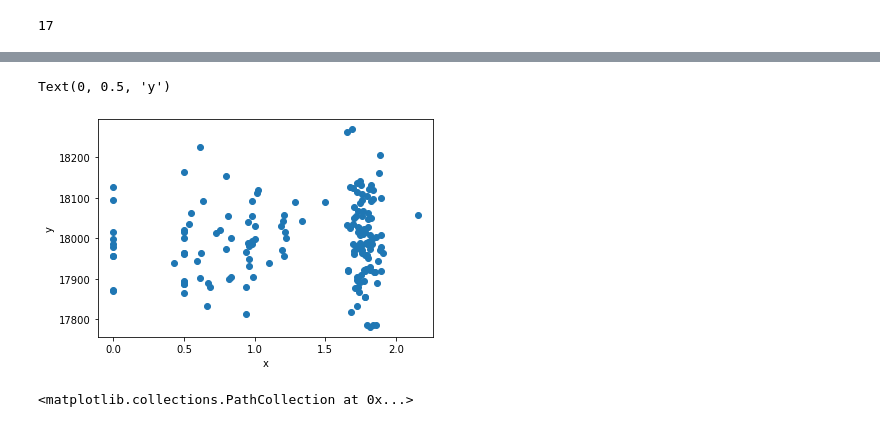
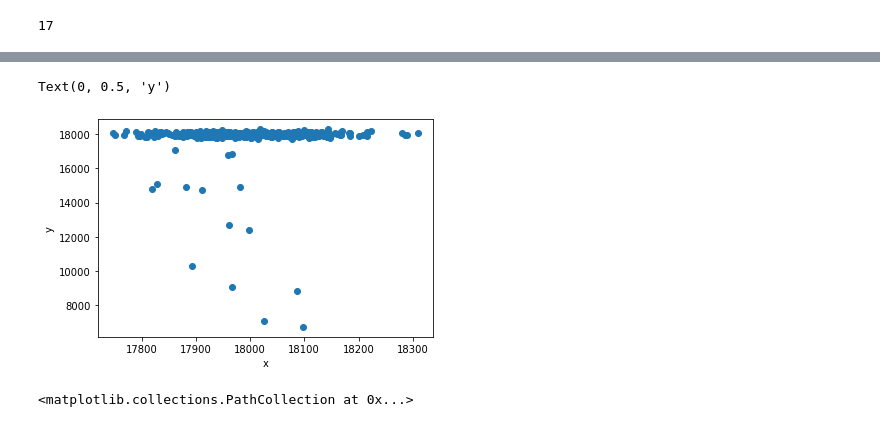
Before and after one commit to julianvanmeggelen/AdaptiveLoadBalancing, a Jupyter notebook: experiments/EpsilonGreedy.ipynb, the cells around one changed output, grey strips where cells are left out. Saved outputs shown, nothing was run; the diff lists cells and outputs as text; code cells hidden in the pictures.

```diff
--- a/experiments/EpsilonGreedy.ipynb
+++ b/experiments/EpsilonGreedy.ipynb
@@ -138,24 +33,24 @@ from sklearn.tree import DecisionTreeRegressor
 from sklearn.neural_network import MLPRegressor
 from sklearn.ensemble import RandomForestRegressor
 
-stopTime = 1*24*60*60
+stopTime = 10*24*60*60
 env = Environment(stopTime=stopTime)
 
 #model = LinearRegression()
 #model = DecisionTreeRegressor()
-model  = MLPRegressor(hidden_layer_sizes=[10], activation='tanh')
-model  =RandomForestRegressor(n_estimators=10)
-eta = lambda t: sigmoid(2-0.05*t)
+#model  = MLPRegressor(hidden_layer_sizes=[10], activation='tanh')
+model  = RandomForestRegressor(n_estimators=10)
+eta = lambda t: sigmoid(2-0.01*t)
 #eta = 0.4
 #sigmoid(2/(0.1*t+2)-0.5)
-loadBalancer = GreedyEpsilonLoadBalancer(nServers=10, environment=env, model = model, eta=eta, nServerRange=[10,30], usePartialFit=False)
+periodLength = 0.5*60*60 #half an hour per period -> schedule repeated two times in 12 hours
+loadBalancer = GreedyEpsilonLoadBalancer(nServers=10, environment=env, model = model, eta=eta, nServerRange=[10,30], usePartialFit=False, periodLength=periodLength)
 
 requestTypes = [(0.5,1,0.1,10), (0.5,2,0.2,10)] #(prob, mu, sigma, cancelTime)
 arrivalsPerSecond = 10
 source = Source(arrivalsPerSecond, requestTypes, loadBalancer, env)
 
 schedule = np.array([arrivalsPerSecond]) #12 periods
-periodLength = 1*60*60 #half an hour per period -> schedule repeated two times in 12 hours
 arrivalSchedule = ArrivalSchedule(periodLength,arrivalSchedule=schedule, environment=env, loadBalancer=loadBalancer, source=source)
 env.run(debug=False)
 # %% [output]
@@ -280,10 +183,10 @@ plt.hist(env.logTime['requestCancelled'], bins=int(stopTime/60/60));
 # %%
-plt.scatter(loadBalancer.X[:-1,0],loadBalancer.y)
+plt.scatter(loadBalancer.X[:-1,2],loadBalancer.y)
 plt.xlabel('x')
 plt.ylabel('y')
 # %% [output]
 Text(0, 0.5, 'y')
-[figure, old version]
+[figure, new version]
 # %%
 plt.scatter(env.log['numberOfServers'][0::2],env.log['reward'])
 # %% [output]
```
Also changed, not shown: parts of 17 cells of this notebook, 16 other files.
